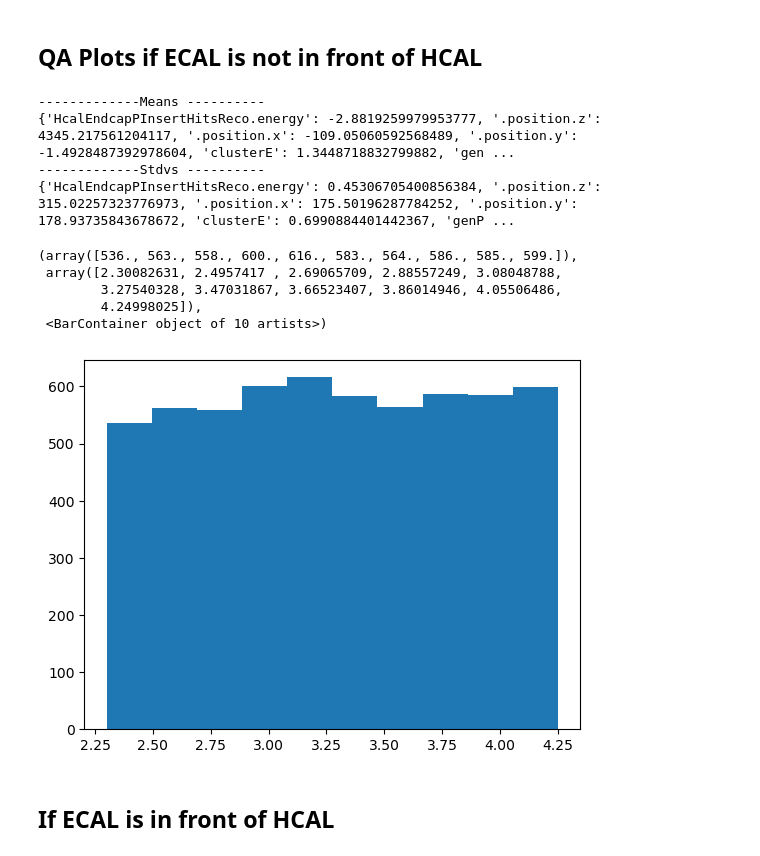
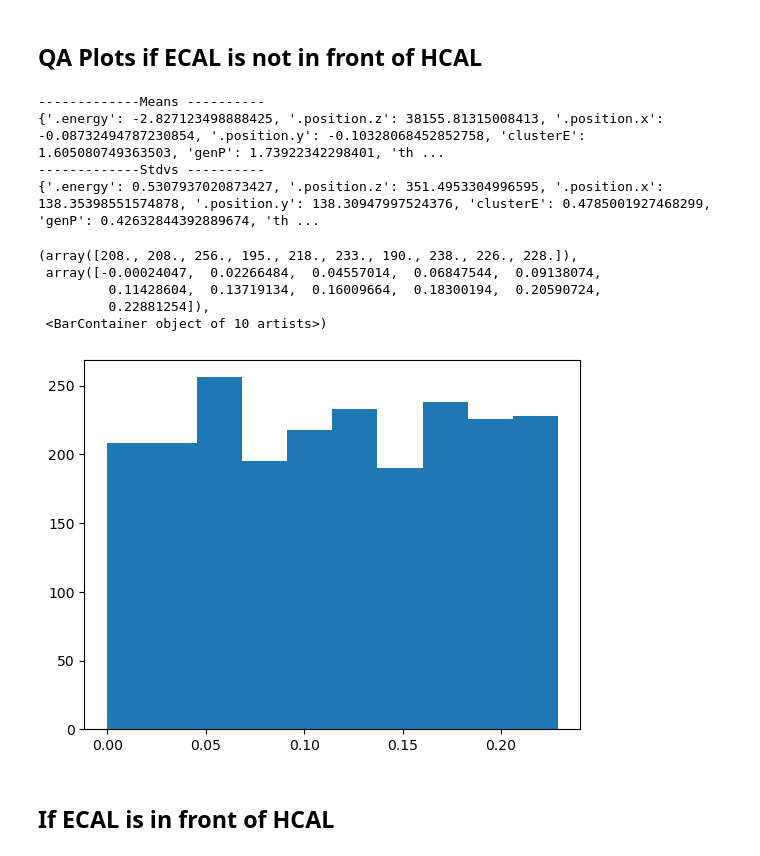
Before and after one commit to eiccodesign/regressiononly, a Jupyter notebook: notebooks/hitQA.ipynb, the cells around one changed output. Saved outputs shown, nothing was run; the diff lists cells and outputs as text; code cells hidden in the pictures.

```diff
--- a/notebooks/hitQA.ipynb
+++ b/notebooks/hitQA.ipynb
@@ -1254,8 +1133,10 @@ def QAplots_for_training_input(path_to_stat, output_dim=output_dim, FileNum='000
 # %%
-energy_norm, z_norm, x_norm, y_norm, genP_E, theta, pred_corr, genP_corr, true_gen_theta =\
-QAplots_for_training_input(path_to_stat, output_dim=output_dim, FileNum='000', data_kind='train')
+energy_norm, z_norm, x_norm, y_norm, genP_E, theta, pred_corr, genP_corr, true_gen_theta, phi, true_gen_phi =\
+QAplots_for_training_input(path_to_stat, output_dim=output_dim, FileNum='080', data_kind='train')
 
-if output_dim==2:
+if output_dim==3:
+    variables = [energy_norm, z_norm, x_norm, y_norm, genP_E, theta,  phi]
+elif output_dim==2:
     variables = [energy_norm, z_norm, x_norm, y_norm, genP_E, theta]
 elif output_dim==1:
     variables = [energy_norm, z_norm, x_norm, y_norm, genP_E, genP_E]
@@ -1266,18 +1147,18 @@ means = [np.mean(var) for var in variables]
 std_devs = [np.std(var) for var in variables]
 # %% [output]
 -------------Means ----------
-{'HcalEndcapPInsertHitsReco.energy': -2.8819259979953777, '.position.z': 4345.217561204117, '.position.x': -109.05060592568489, '.position.y': -1.4928487392978604, 'clusterE': 1.3448718832799882, 'gen ...
+{'.energy': -2.827123498888425, '.position.z': 38155.81315008413, '.position.x': -0.08732494787230854, '.position.y': -0.10328068452852758, 'clusterE': 1.605080749363503, 'genP': 1.73922342298401, 'th ...
 -------------Stdvs ----------
-{'HcalEndcapPInsertHitsReco.energy': 0.45306705400856384, '.position.z': 315.02257323776973, '.position.x': 175.50196287784252, '.position.y': 178.93735843678672, 'clusterE': 0.6990884401442367, 'genP ...
+{'.energy': 0.5307937020873427, '.position.z': 351.4953304996595, '.position.x': 138.35398551574878, '.position.y': 138.30947997524376, 'clusterE': 0.4785001927468299, 'genP': 0.42632844392889674, 'th ...
 # %%
-plt.hist(np.degrees(true_gen_theta)/1000)
+plt.hist(np.degrees(true_gen_theta/1000))
 # %% [output]
-(array([536., 563., 558., 600., 616., 583., 564., 586., 585., 599.]),
- array([2.30082631, 2.4957417 , 2.69065709, 2.88557249, 3.08048788,
-        3.27540328, 3.47031867, 3.66523407, 3.86014946, 4.05506486,
-        4.24998025]),
+(array([208., 208., 256., 195., 218., 233., 190., 238., 226., 228.]),
+ array([-0.00024047,  0.02266484,  0.04557014,  0.06847544,  0.09138074,
+         0.11428604,  0.13719134,  0.16009664,  0.18300194,  0.20590724,
+         0.22881254]),
  <BarContainer object of 10 artists>)
-[figure, old version]
+[figure, new version]
 # %% [markdown]
 ## If ECAL is in front of HCAL
 # %%
```
Also changed, not shown: parts of 21 cells of this notebook, 14 other files.
